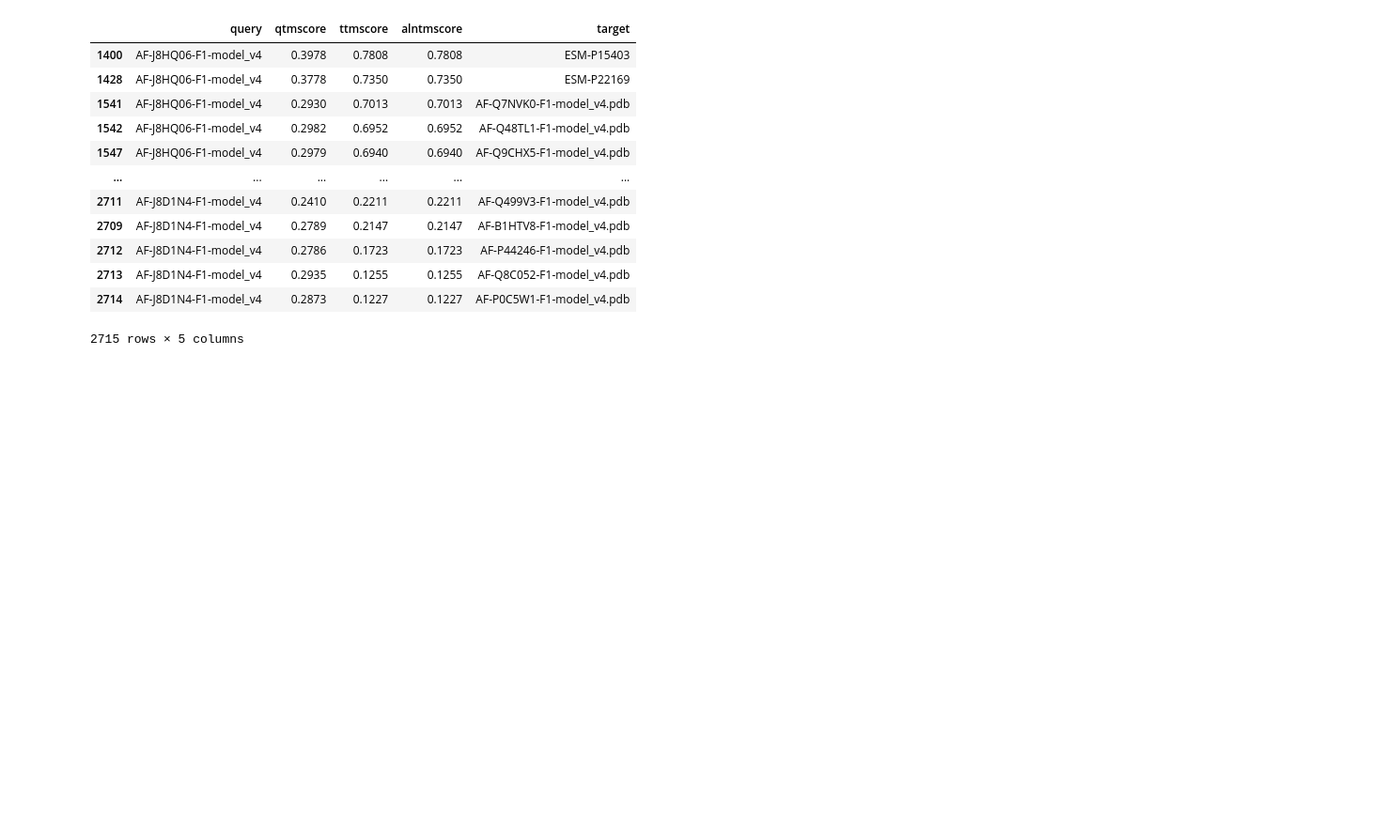
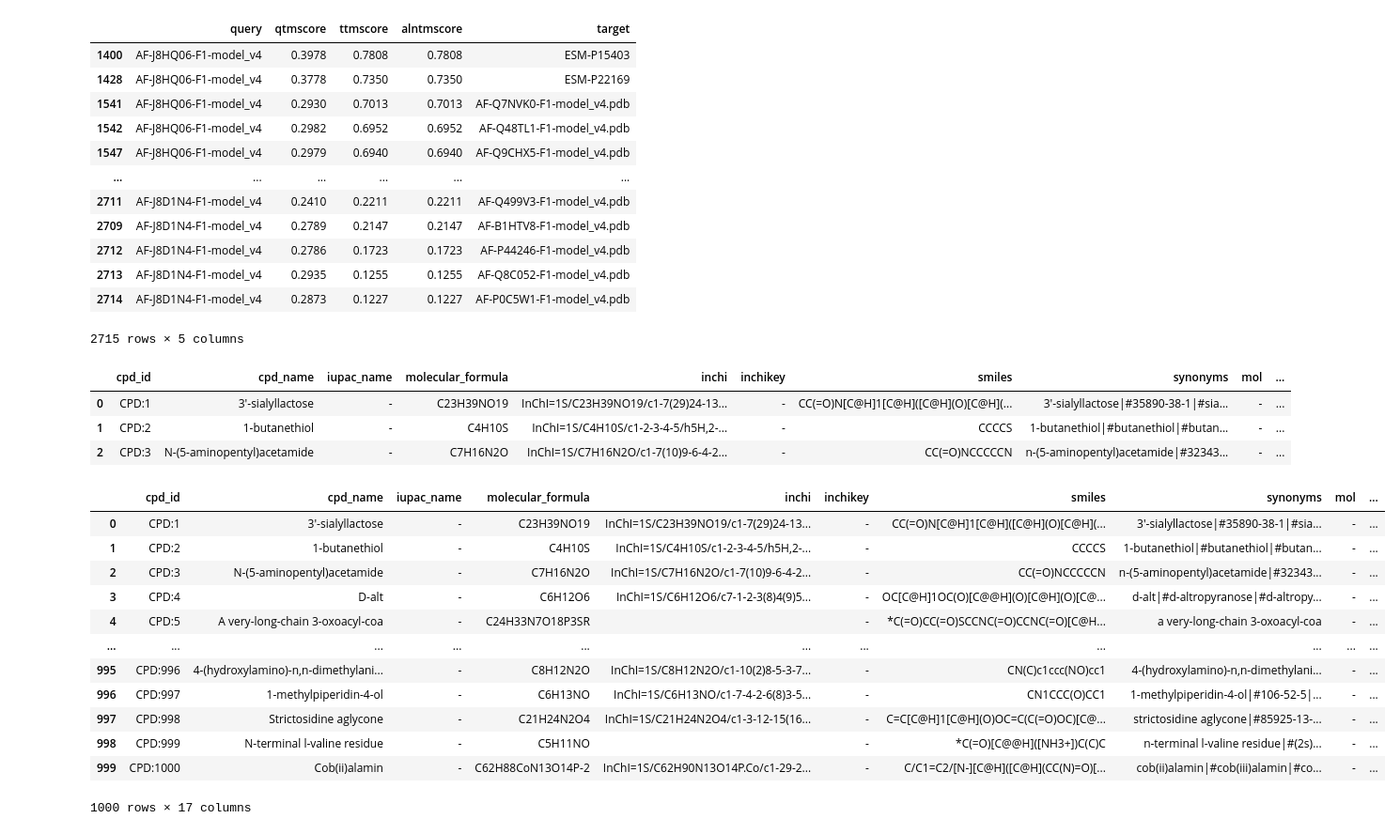
Before and after one commit to kingstdio/RXNRECer, a Jupyter notebook: test.ipynb, the cells around one changed output. Shown: that part at 94% size. Cells and saved outputs as stored; diff of their text form; code cells hidden in the pictures; blank space fills up the shorter version.

```diff
--- a/test.ipynb
+++ b/test.ipynb
@@ -73,0 +78,24 @@ df.sort_values(by=['query','alntmscore'], ascending=False)
+# %%
+cpd = pd.read_feather('http://172.16.8.95:9000/bucket-brem-web/web_compounds.feather')
+cpd.head(3)
+# %% [output]
+|  | cpd_id | cpd_name | iupac_name | molecular_formula | inchi | inchikey | smiles | synonyms | mol | ... |
+| 0 | CPD:1 | 3'-sialyllactose | - | C23H39NO19 | InChI=1S/C23H39NO19/c1-7(29)24-13... | - | CC(=O)N[C@H]1[C@H]([C@H](O)[C@H](... | 3'-sialyllactose|#35890-38-1|#sia... | - | ... |
+| 1 | CPD:2 | 1-butanethiol | - | C4H10S | InChI=1S/C4H10S/c1-2-3-4-5/h5H,2-... | - | CCCCS | 1-butanethiol|#butanethiol|#butan... | - | ... |
+| 2 | CPD:3 | N-(5-aminopentyl)acetamide | - | C7H16N2O | InChI=1S/C7H16N2O/c1-7(10)9-6-4-2... | - | CC(=O)NCCCCCN | n-(5-aminopentyl)acetamide|#32343... | - | ... |
+# %%
+cpd.head(1000)
+# %% [output]
+|  | cpd_id | cpd_name | iupac_name | molecular_formula | inchi | inchikey | smiles | synonyms | mol | ... |
+| 0 | CPD:1 | 3'-sialyllactose | - | C23H39NO19 | InChI=1S/C23H39NO19/c1-7(29)24-13... | - | CC(=O)N[C@H]1[C@H]([C@H](O)[C@H](... | 3'-sialyllactose|#35890-38-1|#sia... | - | ... |
+| 1 | CPD:2 | 1-butanethiol | - | C4H10S | InChI=1S/C4H10S/c1-2-3-4-5/h5H,2-... | - | CCCCS | 1-butanethiol|#butanethiol|#butan... | - | ... |
+| 2 | CPD:3 | N-(5-aminopentyl)acetamide | - | C7H16N2O | InChI=1S/C7H16N2O/c1-7(10)9-6-4-2... | - | CC(=O)NCCCCCN | n-(5-aminopentyl)acetamide|#32343... | - | ... |
+| 3 | CPD:4 | D-alt | - | C6H12O6 | InChI=1S/C6H12O6/c7-1-2-3(8)4(9)5... | - | OC[C@H]1OC(O)[C@@H](O)[C@H](O)[C@... | d-alt|#d-altropyranose|#d-altropy... | - | ... |
+| 4 | CPD:5 | A very-long-chain 3-oxoacyl-coa | - | C24H33N7O18P3SR |  | - | *C(=O)CC(=O)SCCNC(=O)CCNC(=O)[C@H... | a very-long-chain 3-oxoacyl-coa | - | ... |
+| ... | ... | ... | ... | ... | ... | ... | ... | ... | ... | ... |
+| 995 | CPD:996 | 4-(hydroxylamino)-n,n-dimethylani... | - | C8H12N2O | InChI=1S/C8H12N2O/c1-10(2)8-5-3-7... | - | CN(C)c1ccc(NO)cc1 | 4-(hydroxylamino)-n,n-dimethylani... | - | ... |
+| 996 | CPD:997 | 1-methylpiperidin-4-ol | - | C6H13NO | InChI=1S/C6H13NO/c1-7-4-2-6(8)3-5... | - | CN1CCC(O)CC1 | 1-methylpiperidin-4-ol|#106-52-5|... | - | ... |
+| 997 | CPD:998 | Strictosidine aglycone | - | C21H24N2O4 | InChI=1S/C21H24N2O4/c1-3-12-15(16... | - | C=C[C@H]1[C@H](O)OC=C(C(=O)OC)[C@... | strictosidine aglycone|#85925-13-... | - | ... |
+| 998 | CPD:999 | N-terminal l-valine residue | - | C5H11NO |  | - | *C(=O)[C@@H]([NH3+])C(C)C | n-terminal l-valine residue|#(2s)... | - | ... |
+| 999 | CPD:1000 | Cob(ii)alamin | - | C62H88CoN13O14P-2 | InChI=1S/C62H90N13O14P.Co/c1-29-2... | - | C/C1=C2/[N-][C@H]([C@H](CC(N)=O)[... | cob(ii)alamin|#cob(iii)alamin|#co... | - | ... |
+1000 rows × 17 columns
```
Also changed, not shown: parts of 11 cells of this notebook, 18 other files.
